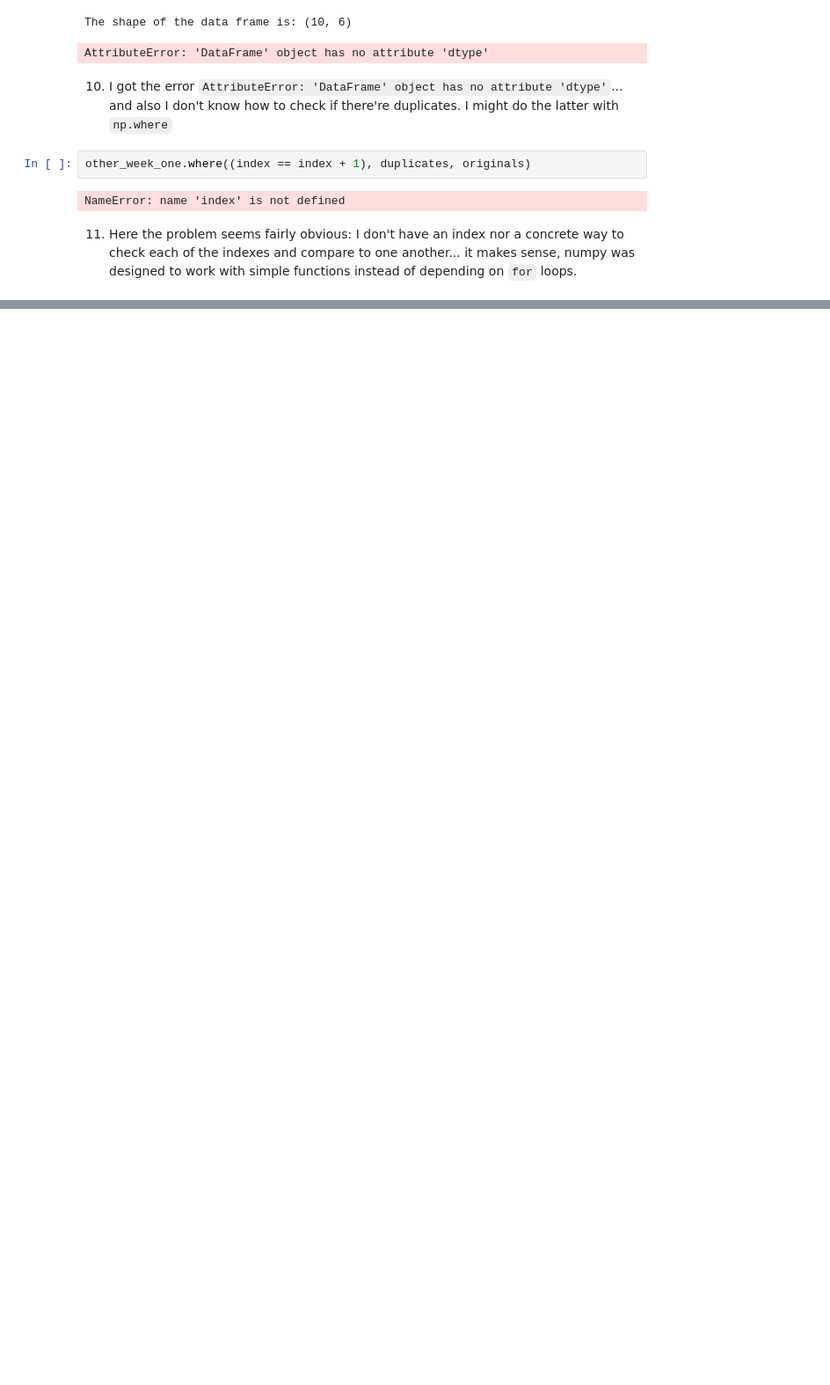
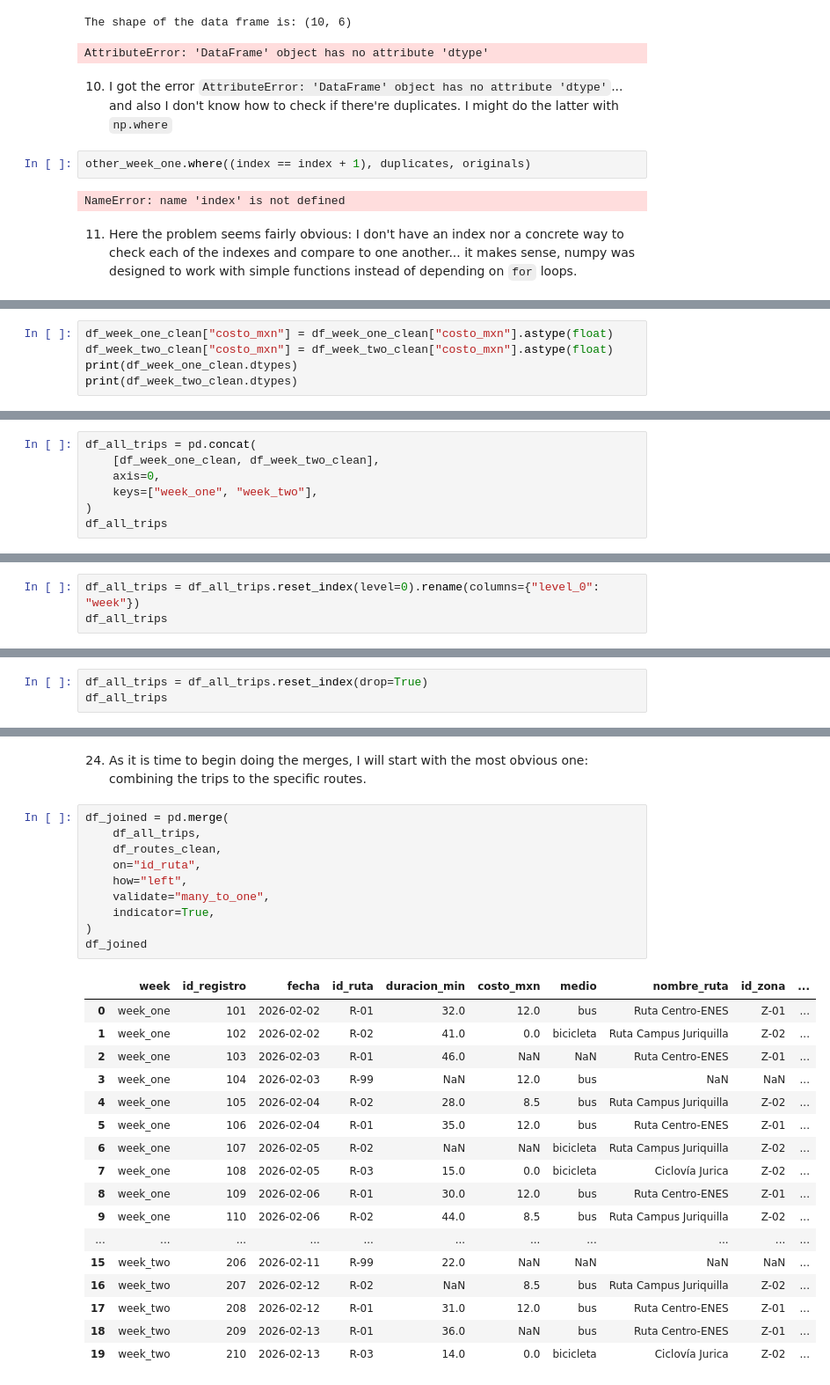
Before and after one commit to Schronding/data-science-I, a Jupyter notebook: Taller/taller.ipynb, the cells around one changed output, grey strips where cells are left out. Shown at 88% size. Drawn from its saved outputs; the diff is of its cells as text; blank space fills up the shorter version.

```diff
--- a/Taller/taller.ipynb
+++ b/Taller/taller.ipynb
@@ -153,0 +271,5 @@ NameError: name 'index' is not defined
+# %%
+df_week_one_clean["costo_mxn"] = df_week_one_clean["costo_mxn"].astype(float)
+df_week_two_clean["costo_mxn"] = df_week_two_clean["costo_mxn"].astype(float)
+print(df_week_one_clean.dtypes)
+print(df_week_two_clean.dtypes)
@@ -153,0 +301,7 @@ NameError: name 'index' is not defined
+# %%
+df_all_trips = pd.concat(
+    [df_week_one_clean, df_week_two_clean],
+    axis=0,
+    keys=["week_one", "week_two"],
+)
+df_all_trips
@@ -153,0 +328,3 @@ NameError: name 'index' is not defined
+# %%
+df_all_trips = df_all_trips.reset_index(level=0).rename(columns={"level_0": "week"})
+df_all_trips
@@ -153,0 +349,3 @@ NameError: name 'index' is not defined
+# %%
+df_all_trips = df_all_trips.reset_index(drop=True)
+df_all_trips
@@ -153,0 +378,30 @@ NameError: name 'index' is not defined
+# %% [markdown]
+24. As it is time to begin doing the merges, I will start with the most obvious one: combining the trips to the specific routes.
+# %%
+df_joined = pd.merge(
+    df_all_trips,
+    df_routes_clean,
+    on="id_ruta",
+    how="left",
+    validate="many_to_one",
+    indicator=True,
+)
+df_joined
+# %% [output]
+|  | week | id_registro | fecha | id_ruta | duracion_min | costo_mxn | medio | nombre_ruta | id_zona | ... |
+| 0 | week_one | 101 | 2026-02-02 | R-01 | 32.0 | 12.0 | bus | Ruta Centro-ENES | Z-01 | ... |
+| 1 | week_one | 102 | 2026-02-02 | R-02 | 41.0 | 0.0 | bicicleta | Ruta Campus Juriquilla | Z-02 | ... |
+| 2 | week_one | 103 | 2026-02-03 | R-01 | 46.0 | NaN | NaN | Ruta Centro-ENES | Z-01 | ... |
+| 3 | week_one | 104 | 2026-02-03 | R-99 | NaN | 12.0 | bus | NaN | NaN | ... |
+| 4 | week_one | 105 | 2026-02-04 | R-02 | 28.0 | 8.5 | bus | Ruta Campus Juriquilla | Z-02 | ... |
+| 5 | week_one | 106 | 2026-02-04 | R-01 | 35.0 | 12.0 | bus | Ruta Centro-ENES | Z-01 | ... |
+| 6 | week_one | 107 | 2026-02-05 | R-02 | NaN | NaN | bicicleta | Ruta Campus Juriquilla | Z-02 | ... |
+| 7 | week_one | 108 | 2026-02-05 | R-03 | 15.0 | 0.0 | bicicleta | Ciclovía Jurica | Z-02 | ... |
+| 8 | week_one | 109 | 2026-02-06 | R-01 | 30.0 | 12.0 | bus | Ruta Centro-ENES | Z-01 | ... |
+| 9 | week_one | 110 | 2026-02-06 | R-02 | 44.0 | 8.5 | bus | Ruta Campus Juriquilla | Z-02 | ... |
+| ... | ... | ... | ... | ... | ... | ... | ... | ... | ... | ... |
+| 15 | week_two | 206 | 2026-02-11 | R-99 | 22.0 | NaN | NaN | NaN | NaN | ... |
+| 16 | week_two | 207 | 2026-02-12 | R-02 | NaN | 8.5 | bus | Ruta Campus Juriquilla | Z-02 | ... |
+| 17 | week_two | 208 | 2026-02-12 | R-01 | 31.0 | 12.0 | bus | Ruta Centro-ENES | Z-01 | ... |
+| 18 | week_two | 209 | 2026-02-13 | R-01 | 36.0 | NaN | bus | Ruta Centro-ENES | Z-01 | ... |
+| 19 | week_two | 210 | 2026-02-13 | R-03 | 14.0 | 0.0 | bicicleta | Ciclovía Jurica | Z-02 | ... |
```
Also changed, not shown: parts of 48 cells of this notebook, 1 other file.
